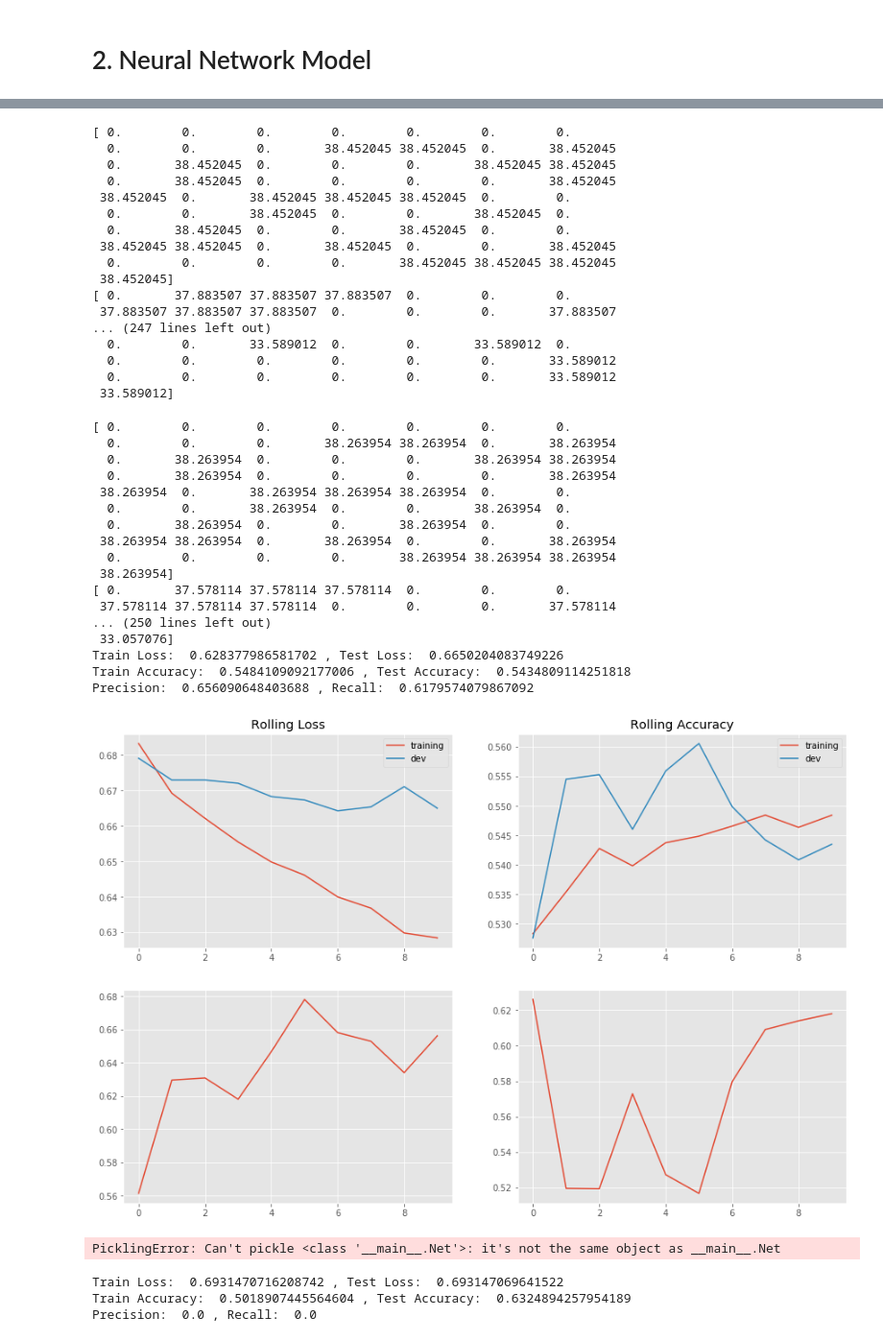
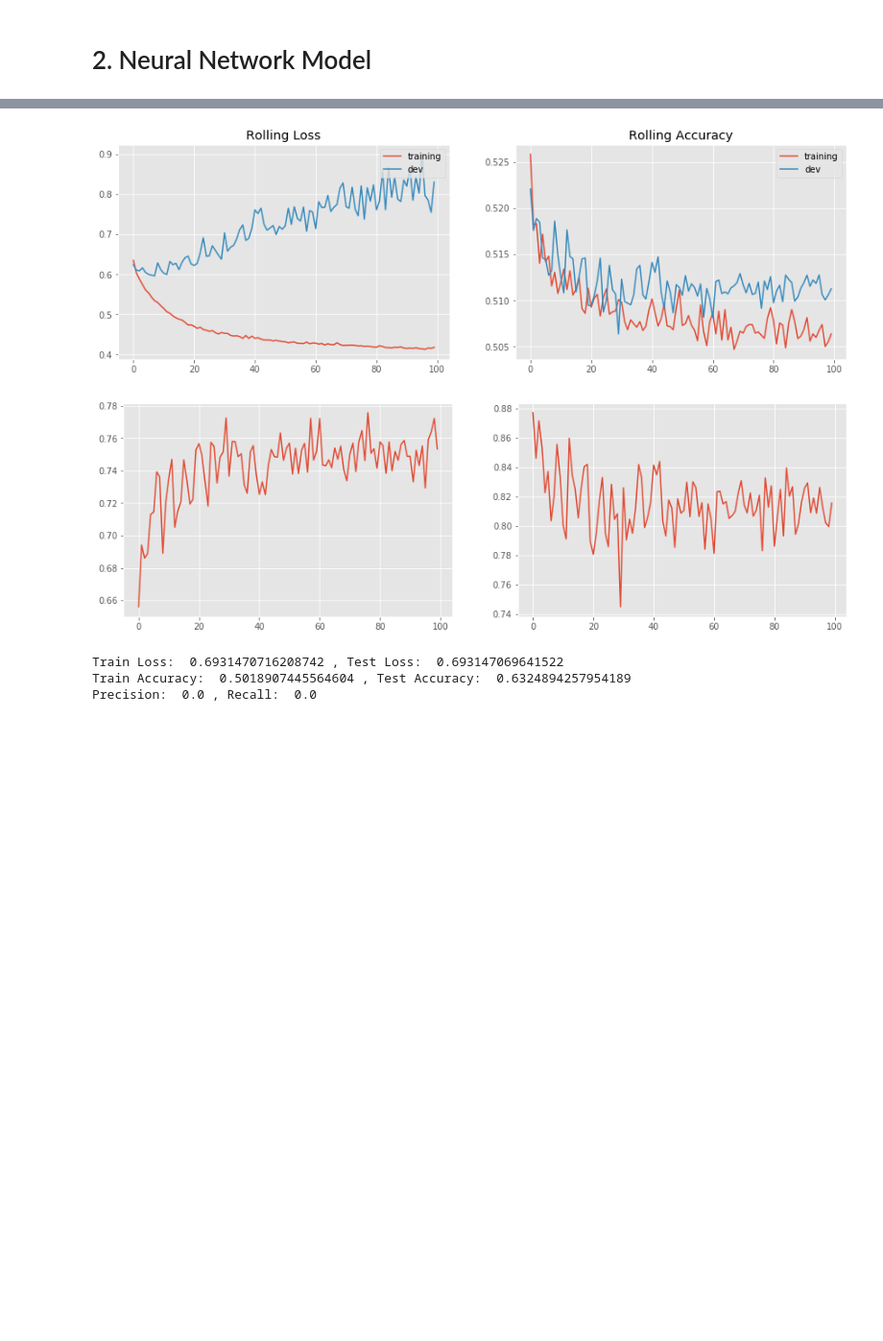
Before and after one commit to binglesley/Project-90106-G28, a Jupyter notebook: Raelene/research_data_nn_BCELoss.ipynb, the cells around one changed output, grey strips where cells are left out. Shown at 96% size. Saved outputs shown, nothing was run; the diff lists cells and outputs as text; code cells hidden in the pictures; blank space fills up the shorter version.

```diff
--- a/Raelene/research_data_nn_BCELoss.ipynb
+++ b/Raelene/research_data_nn_BCELoss.ipynb
@@ -33,8 +33,8 @@ device = torch.device("cuda" if torch.cuda.is_available() else "cpu")
 # 1. Pre-process dataset
 # %%
 ## reading clean data
-raw = pd.read_csv('cleaned-8-Oct-bing.csv')
-raw = raw.drop(['oppo_busi','fac_oppo', 'oppo_Industry'],axis=1)
+raw = pd.read_csv('cleaned-12-Oct.csv')
+#raw = raw.drop(['oppo_busi','fac_oppo', 'oppo_Industry'],axis=1)
 raw
 # %% [output]
 |  | StageName | RecordType.Name | RICE_Supported__c | Lead_Faculty__c | Lead_School__c | Parent_Opportunity__c | ... |
@@ -299,6 +299,7 @@ optimizer = torch.optim.Adam(model.parameters(), lr=lr_rate)
 init_state_opt = copy.deepcopy(optimizer.state_dict())
 # %%
 #### RUN MODEL
+epochs = 100
 model.load_state_dict(init_state)
 optimizer.load_state_dict(init_state_opt)
 model.to(device)
@@ -443,40 +311,5 @@ results = train_net(train_loader,dev_loader,lr_rate)
-[ 0.        0.        0.        0.        0.        0.        0.
-  0.        0.        0.       38.452045 38.452045  0.       38.452045
-  0.       38.452045  0.        0.        0.       38.452045 38.452045
-  0.       38.452045  0.        0.        0.        0.       38.452045
- 38.452045  0.       38.452045 38.452045 38.452045  0.        0.
-  0.        0.       38.452045  0.        0.       38.452045  0.
-  0.       38.452045  0.        0.       38.452045  0.        0.
- 38.452045 38.452045  0.       38.452045  0.        0.       38.452045
-  0.        0.        0.        0.       38.452045 38.452045 38.452045
- 38.452045]
-[ 0.       37.883507 37.883507 37.883507  0.        0.        0.
- 37.883507 37.883507 37.883507  0.        0.        0.       37.883507
-... (247 lines left out)
-  0.        0.       33.589012  0.        0.       33.589012  0.
-  0.        0.        0.        0.        0.        0.       33.589012
-  0.        0.        0.        0.        0.        0.       33.589012
- 33.589012]
-[ 0.        0.        0.        0.        0.        0.        0.
-  0.        0.        0.       38.263954 38.263954  0.       38.263954
-  0.       38.263954  0.        0.        0.       38.263954 38.263954
-  0.       38.263954  0.        0.        0.        0.       38.263954
- 38.263954  0.       38.263954 38.263954 38.263954  0.        0.
-  0.        0.       38.263954  0.        0.       38.263954  0.
-  0.       38.263954  0.        0.       38.263954  0.        0.
- 38.263954 38.263954  0.       38.263954  0.        0.       38.263954
-  0.        0.        0.        0.       38.263954 38.263954 38.263954
- 38.263954]
-[ 0.       37.578114 37.578114 37.578114  0.        0.        0.
- 37.578114 37.578114 37.578114  0.        0.        0.       37.578114
-... (250 lines left out)
- 33.057076]
-Train Loss:  0.628377986581702 , Test Loss:  0.6650204083749226
-Train Accuracy:  0.5484109092177006 , Test Accuracy:  0.5434809114251818
-Precision:  0.656090648403688 , Recall:  0.6179574079867092
-[figure, old version]
+[figure, new version]
-[figure, old version]
+[figure, new version]
-PicklingError: Can't pickle <class '__main__.Net'>: it's not the same object as __main__.Net
 # %%
 #### RUN MODEL
 model.load_state_dict(init_state)
```
Also changed, not shown: parts of 8 cells of this notebook, 7 other files.
